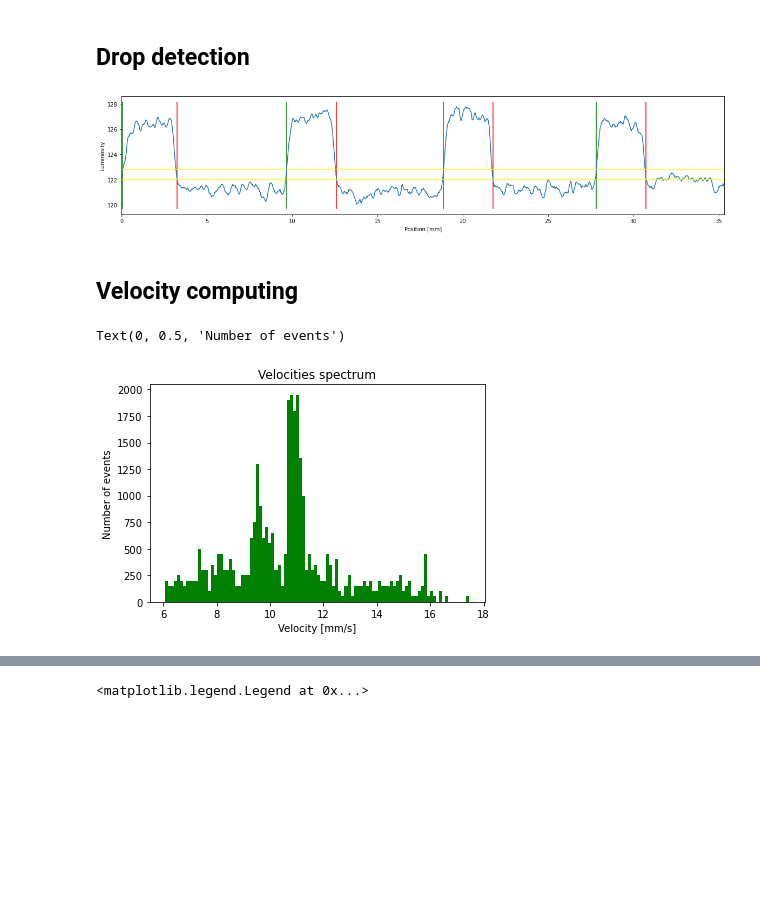
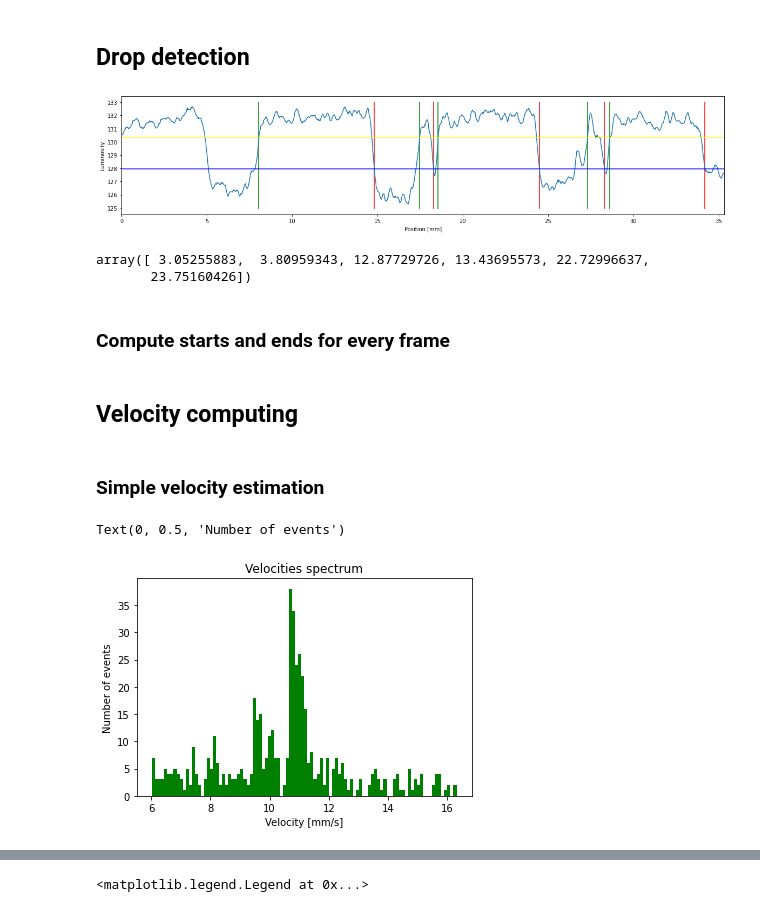
Before and after one commit to AlessandroLovo/T-junction, a Jupyter notebook: image_processing.ipynb, the cells around one changed output, grey strips where cells are left out. Cells and saved outputs as stored; diff of their text form; code cells hidden in the pictures; blank space fills up the shorter version.

```diff
--- a/image_processing.ipynb
+++ b/image_processing.ipynb
@@ -97,7 +120,7 @@ c.load(name='calibr_B-ol10-aq30',folder='./T-data/18-11')
 # %% [markdown]
 ### Try analysis on one image
 # %%
-idx = 0
+idx = 9
 
 img = imgs[idx]
 s, mean, std = c.evaluate(img)
@@ -133,9 +156,13 @@ for idx in tqdm(range(len(imgs))):
 # Luminosity thresholds searching
 
 #**************************************************
-idx         = 6     # Frame index (checking plots)
+idx         = 9     # Frame index (checking plots)
 nbins       = 50    # Histo bins number
 plot_switch = True  # Plots activation
+
+high_sigmas = 3
+low_sigmas = 2
+
 # Not needed
 # ymin      = 120   # Plot min. luminosity
 # ymax      = 130   # Plot max. luminosity
@@ -144,6 +171,7 @@ plot_switch = True  # Plots activation
 %matplotlib inline
 
 # Plot one single signal (checking)
-thr_low, thr_high = ddt.thr_searcher(Ydata=means[idx], nbins=nbins, plot_switch=plot_switch, Xdata=s)
+thr_low, thr_high = ddt.thr_searcher(Ydata=means[idx], nbins=nbins, plot_switch=plot_switch, Xdata=s,
+                                     high_sigmas=high_sigmas, low_sigmas=low_sigmas)
 # %% [output]
 <Figure size 432x288 with 0 Axes>
@@ -167,0 +202,9 @@ thrs_high:       mean = 123.10704569730733       std = 1.6956861158985166
+# %%
+nbins       = 50    # Histo bins number
+plot_switch = True  # Plots activation
+
+high_sigmas = 4
+low_sigmas = 2
+
+thr_low, thr_high = ddt.thr_searcher(Ydata=np.concatenate(means), nbins=nbins, plot_switch=plot_switch,
+                                     high_sigmas=high_sigmas, low_sigmas=low_sigmas)
@@ -171,7 +217,7 @@ thrs_high:       mean = 123.10704569730733       std = 1.6956861158985166
 # Detection of the edges of the drops
 
 #**************************************************
-idx         = 26     # Frame index (checking plot)
+idx         = 11   # Frame index (checking plot)
 plot_switch = True  # Plots activation
 # Not needed
 # xrange    = 35    # Plot x max.
@@ -180,9 +226,17 @@ plot_switch = True  # Plots activation
 #**************************************************
 
 # Plot one single signal (checking)
-drop_start, drop_end = ddt.drop_det(Xdata=s, Ydata=means[idx], thr_low=thr_low, thr_high=thr_high, plot_switch=plot_switch)
+drop_start, drop_end = ddt.drop_det(Xdata=s, Ydata=means[idx],
+                                    thr_low=thr_low, thr_high=thr_high, plot_switch=plot_switch)
 # %% [output]
-[figure, old version]
+[figure, new version]
+# %%
+drop_start
+# %% [output]
+array([ 3.05255883,  3.80959343, 12.87729726, 13.43695573, 22.72996637,
+       23.75160426])
+# %% [markdown]
+### Compute starts and ends for every frame
 # %%
 #for all images
 drop_starts = []    # drop_start array
@@ -194,10 +248,12 @@ for mean in means:
     drop_ends.append(drop_end)
 # %% [markdown]
 ## Velocity computing
+# %% [markdown]
+### Simple velocity estimation
 # %%
 #******************************************************************************
 imgs_switch = False        # Images activation
-distance    = 50          # Two sensors separation [mm]
+
 nbins       = 100          # Velocity histogram bins number
 thr         = 6.           # Min. velocity acceptable [mm/s]
 vec         = drop_starts  # Velocity computed on 'drop_starts' or 'drop_ends'
@@ -210,35 +266,35 @@ for idx in tqdm(range(len(vec) - 1)):
     delay_idx = -1
     exit = False
     diffs.append([])
     # iterate over droplets in a frame
     for i,drop in enumerate(vec[idx]):
         diff = 0.
         # look for the same droplet in the next frame
         while(diff < thr):
             delay_idx += 1
             try:
                 diff = vec[idx + 1][delay_idx] - drop
             except(IndexError):
                 exit = True
                 break
         if exit:
             if len(diffs[-1]) == 1:
                 if imgs_switch == True:
                     imgs[idx].show()
             break
         diffs[-1].append(diff)
 
-velocities = np.concatenate(diffs*distance)
+velocities = np.concatenate(diffs)/spf
 
 # Plot
 plt.figure()
 plt.hist(velocities, bins = nbins, color='green')
 plt.title('Velocities spectrum')
 plt.xlabel('Velocity [mm/s]')
 plt.ylabel('Number of events')
 # %% [output]
 Text(0, 0.5, 'Number of events')
-[figure, old version]
+[figure, new version]
 # %%
 plt.figure()
 plt.plot([len(diff) for diff in diffs])
```
Also changed, not shown: parts of 20 cells of this notebook, 2 other files.
